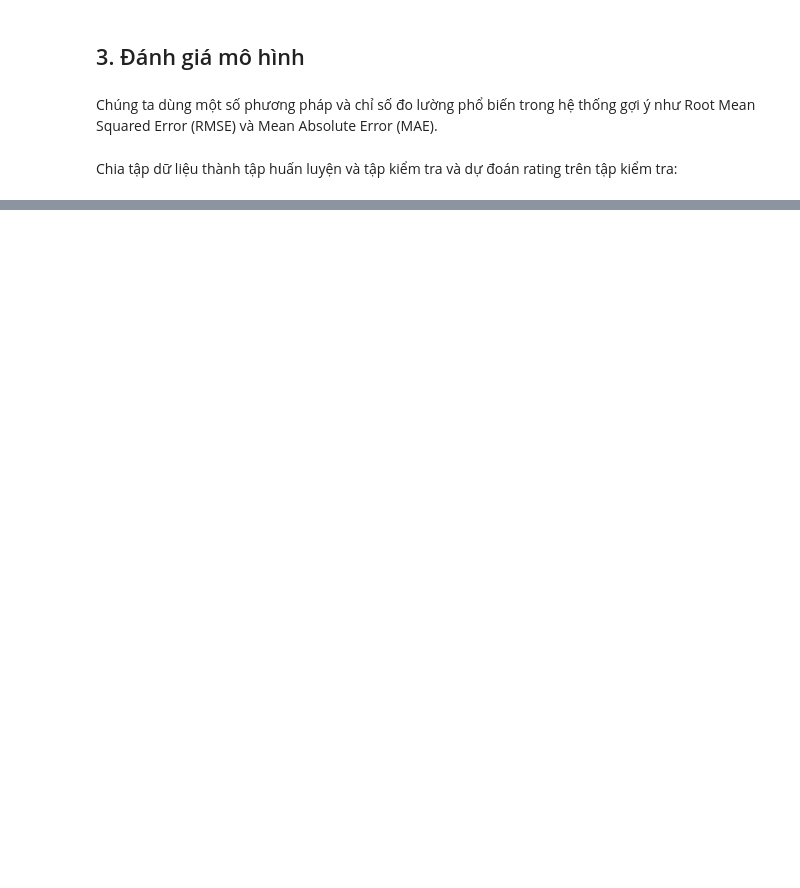
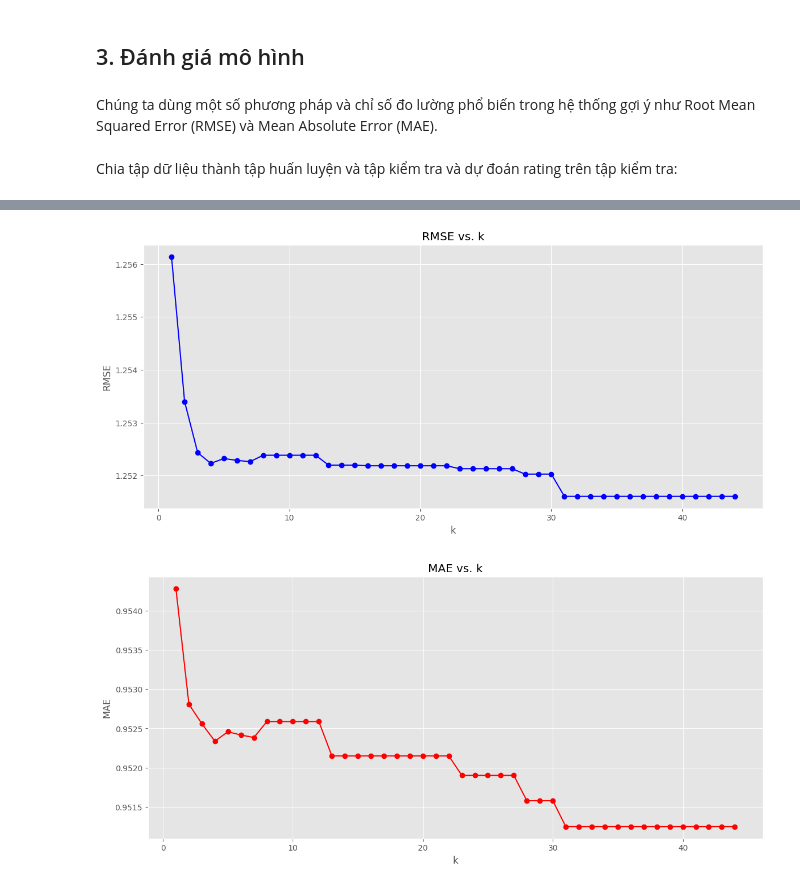
Before and after one commit to npm11/Recommendation-System-Project, a Jupyter notebook: src/RS_Project_Notebook.ipynb, the cells around one changed output, grey strips where cells are left out. Drawn from its saved outputs; the diff is of its cells as text; code cells hidden in the pictures; blank space fills up the shorter version.

```diff
--- a/src/RS_Project_Notebook.ipynb
+++ b/src/RS_Project_Notebook.ipynb
@@ -217,7 +207,7 @@ item_idx_map = {item: idx for idx, item in enumerate(utility_matrix.index)}
 # %%
 # Ví dụ cụ thể: Dự đoán rating của user 'A3OMF1C8HBGJEN' cho sản phẩm 'B0002UBEI0'
 user_id = 'A00473363TJ8YSZ3YAGG9'
-item_id = 'B00016X9DS'
+item_id = 'B00016X9JW'
 
 predicted_rating = predict_rating(user_id, item_id, utility_matrix, user_similarity, user_idx_map, item_idx_map, k=5)
 print(f"Dự đoán rating của user '{user_id}' cho sản phẩm '{item_id}': {predicted_rating}")
@@ -394,0 +238,4 @@ plt.show()
+# %%
+# Tạo bản đồ user và item sang chỉ mục cho tập train
+user_idx_map_train = {user: idx for idx, user in enumerate(utility_matrix_train.columns)}
+item_idx_map_train = {item: idx for idx, item in enumerate(utility_matrix_train.index)}
@@ -394,0 +257,9 @@ plt.show()
+# %%
+# Tính metrics MAE, RMSE và R-squared
+mae = mean_absolute_error(true_ratings, predicted_ratings)
+rmse = np.sqrt(mean_squared_error(true_ratings, predicted_ratings))
+r2 = r2_score(true_ratings, predicted_ratings)
+
+print(f"Mean Absolute Error (MAE): {mae}")
+print(f"Root Mean Squared Error (RMSE): {rmse}")
+print(f"R-squared: {r2}")
@@ -394,0 +302,47 @@ plt.show()
+# %%
+# Giá trị k từ 1 đến 45
+k_values = range(1, 45)
+mae_values = []
+rmse_values = []
+
+for k in k_values:
+    true_ratings = []
+    predicted_ratings = []
+
+    for idx, row in test_data.iterrows():
+        user_id = row['UserId']
+        item_id = row['ProductId']
+        true_rating = row['Rating']
+
+        predicted_rating = predict_rating(user_id, item_id, utility_matrix_train, user_similarity_train_sparse, user_idx_map_train, item_idx_map_train, k=k)
+
+        if predicted_rating is not None:
+            true_ratings.append(true_rating)
+            predicted_ratings.append(predicted_rating)
+
+    mae = mean_absolute_error(true_ratings, predicted_ratings)
+    rmse = np.sqrt(mean_squared_error(true_ratings, predicted_ratings))
+
+    mae_values.append(mae)
+    rmse_values.append(rmse)
+
+# Vẽ biểu đồ cho RMSE
+plt.figure(figsize=(14, 6))
+plt.plot(k_values, rmse_values, marker='o', linestyle='-', color='b')
+plt.title('RMSE vs. k')
+plt.xlabel('k')
+plt.ylabel('RMSE')
+plt.grid(True)
+plt.show()
+
+# Vẽ biểu đồ cho MAE
+plt.figure(figsize=(14, 6))
+plt.plot(k_values, mae_values, marker='o', linestyle='-', color='r')
+plt.title('MAE vs. k')
+plt.xlabel('k')
+plt.ylabel('MAE')
+plt.grid(True)
+plt.show()
+# %% [output]
+[figure, added]
+[figure, added]
```
Also changed, not shown: parts of 25 cells of this notebook.
